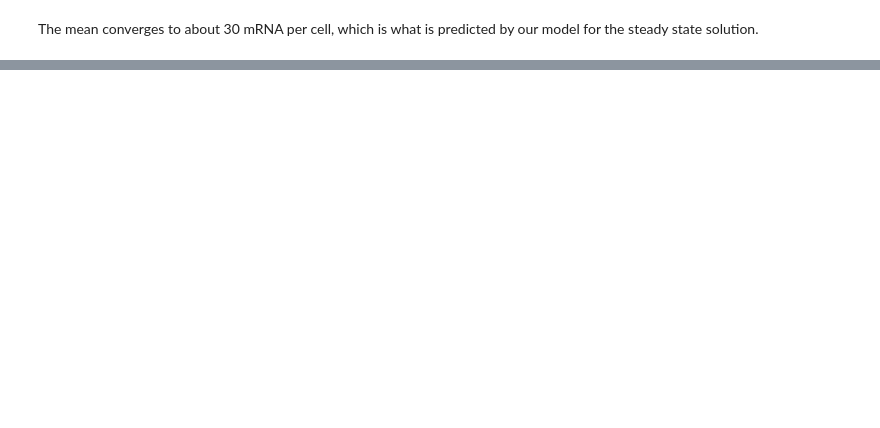
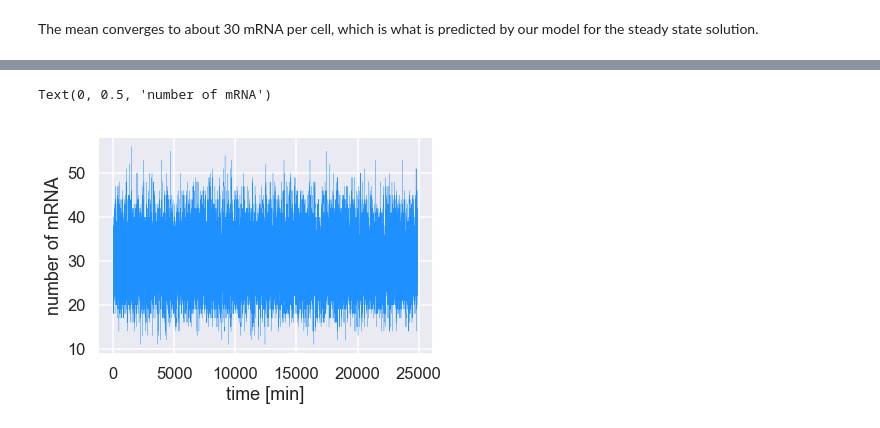
Before and after one commit to RPGroup-PBoC/ncbs_pboc, a Jupyter notebook: code/t06_gillespie_algorithm.ipynb, the cells around one changed output, grey strips where cells are left out. Saved outputs shown, nothing was run; the diff lists cells and outputs as text; code cells hidden in the pictures; blank space fills up the shorter version.

```diff
--- a/code/t06_gillespie_algorithm.ipynb
+++ b/code/t06_gillespie_algorithm.ipynb
@@ -246,0 +235,12 @@ p_m = p_m / np.sum(p_m)
+# %%
+# Set the parameters
+num_traj = int(5E5)
+m_t, dt, time = gillespie_mRNA(num_traj, r, gamma, m_0=r/gamma)
+
+# Plot the time trajectory.
+plt.plot(time, m_t, color='dodgerblue', linewidth=0.25)
+plt.xlabel('time [min]')
+plt.ylabel('number of mRNA')
+# %% [output]
+Text(0, 0.5, 'number of mRNA')
+[figure, added]
```
Also changed, not shown: parts of 12 cells of this notebook, 5 other files.
